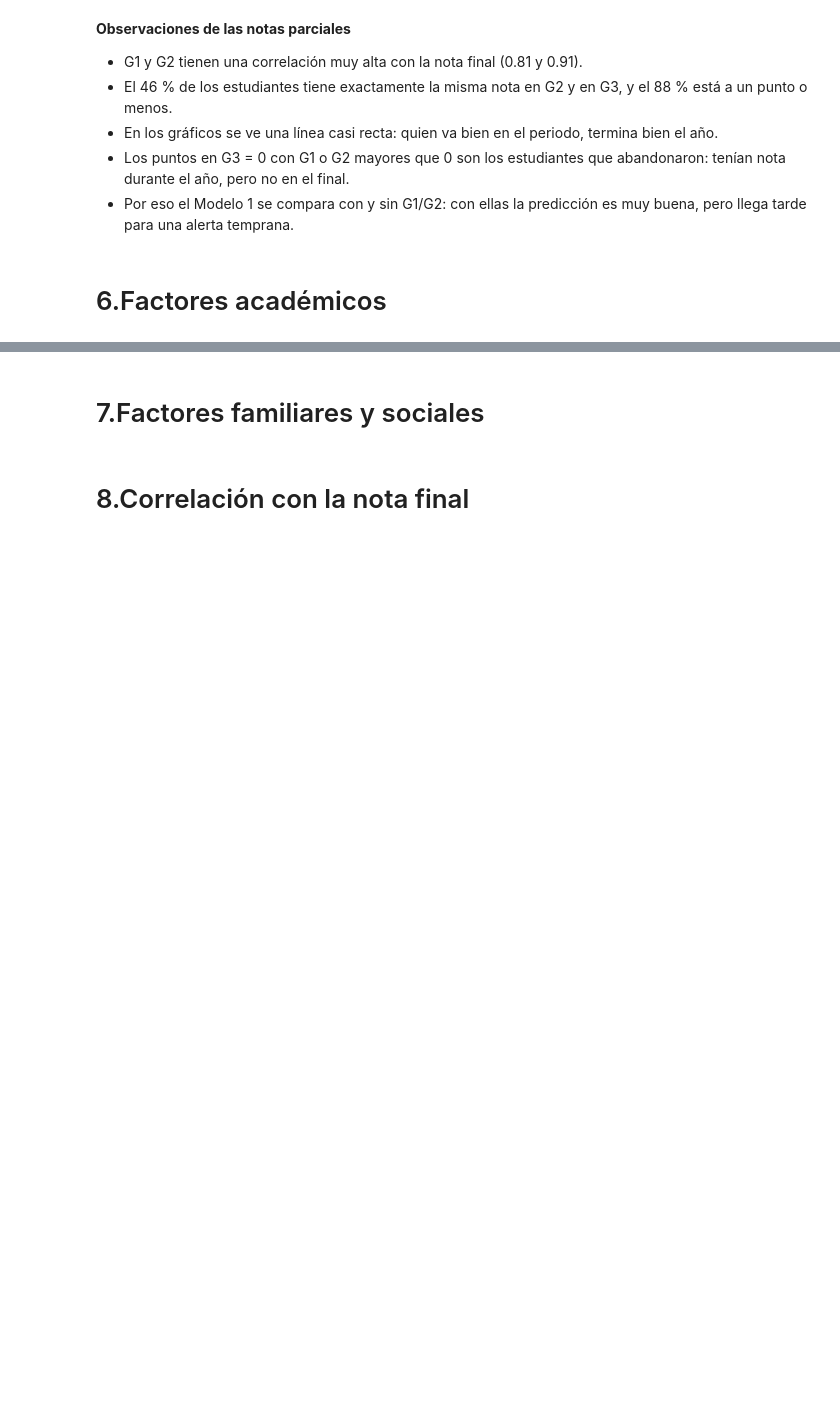
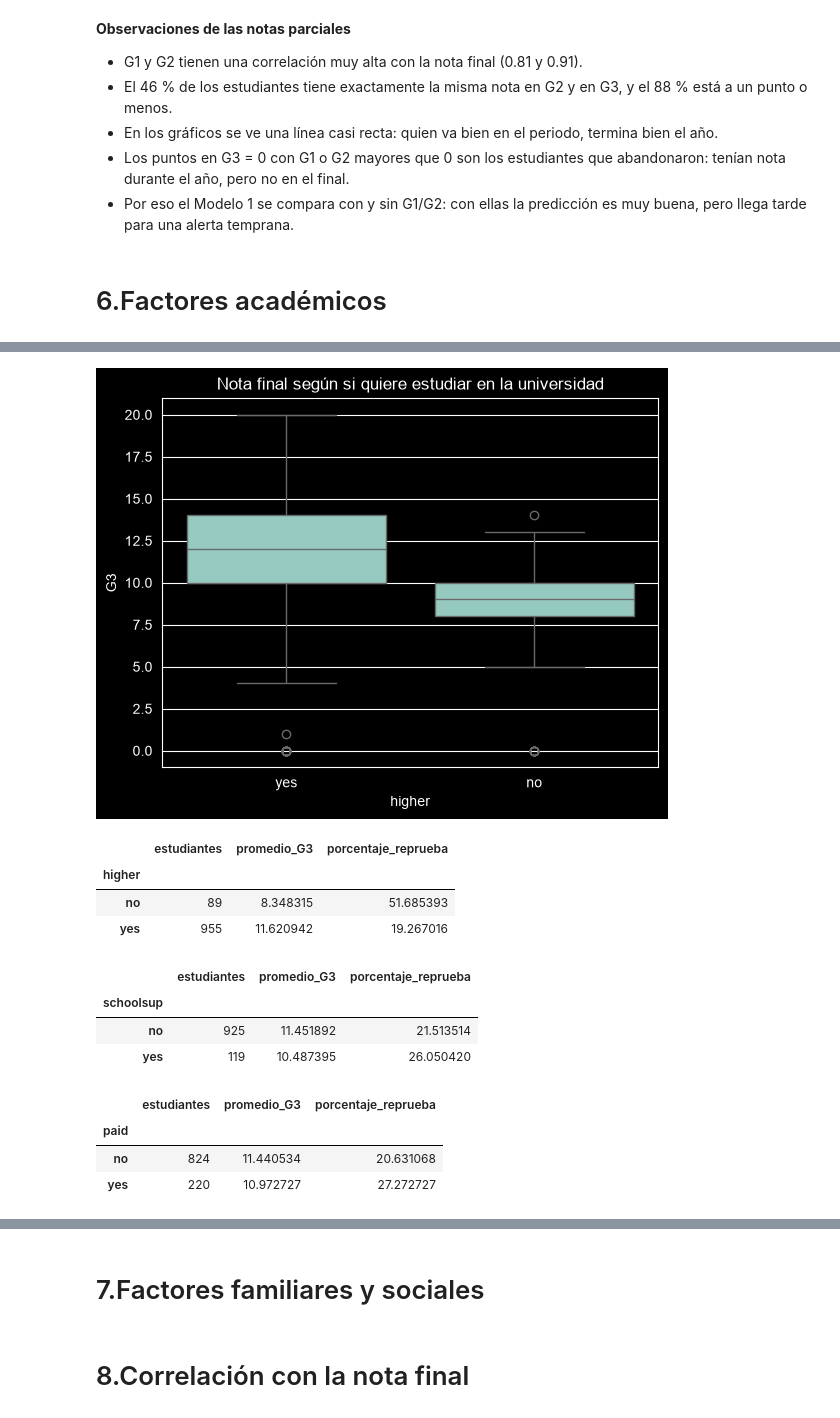
Before and after one commit to DiegoMonteroCRC/Proyecto-1-Sistema-de-Prediccion-de-Rendimiento-Academico, a Jupyter notebook: notebooks/01_EDA.ipynb, the cells around one changed output, grey strips where cells are left out. Cells and saved outputs as stored; diff of their text form; code cells hidden in the pictures; blank space fills up the shorter version.

```diff
--- a/notebooks/01_EDA.ipynb
+++ b/notebooks/01_EDA.ipynb
@@ -187,0 +224,27 @@ G3 a ±1 punto de G2: 88.3 %
+# %%
+#¿El estudiante quiere seguir estudiando después del colegio?
+sns.boxplot(x='higher', y='G3', data=df)
+plt.title('Nota final según si quiere estudiar en la universidad')
+plt.show()
+resumen_por('higher')
+# %% [output]
+[figure, added]
+|  | estudiantes | promedio_G3 | porcentaje_reprueba |
+| higher |  |  |  |
+| no | 89 | 8.348315 | 51.685393 |
+| yes | 955 | 11.620942 | 19.267016 |
+# %%
+#Apoyo educativo extra del colegio (schoolsup) y clases pagadas (paid)
+resumen_por('schoolsup')
+# %% [output]
+|  | estudiantes | promedio_G3 | porcentaje_reprueba |
+| schoolsup |  |  |  |
+| no | 925 | 11.451892 | 21.513514 |
+| yes | 119 | 10.487395 | 26.050420 |
+# %%
+resumen_por('paid')
+# %% [output]
+|  | estudiantes | promedio_G3 | porcentaje_reprueba |
+| paid |  |  |  |
+| no | 824 | 11.440534 | 20.631068 |
+| yes | 220 | 10.972727 | 27.272727 |
```
Also changed, not shown: parts of 5 cells of this notebook.
